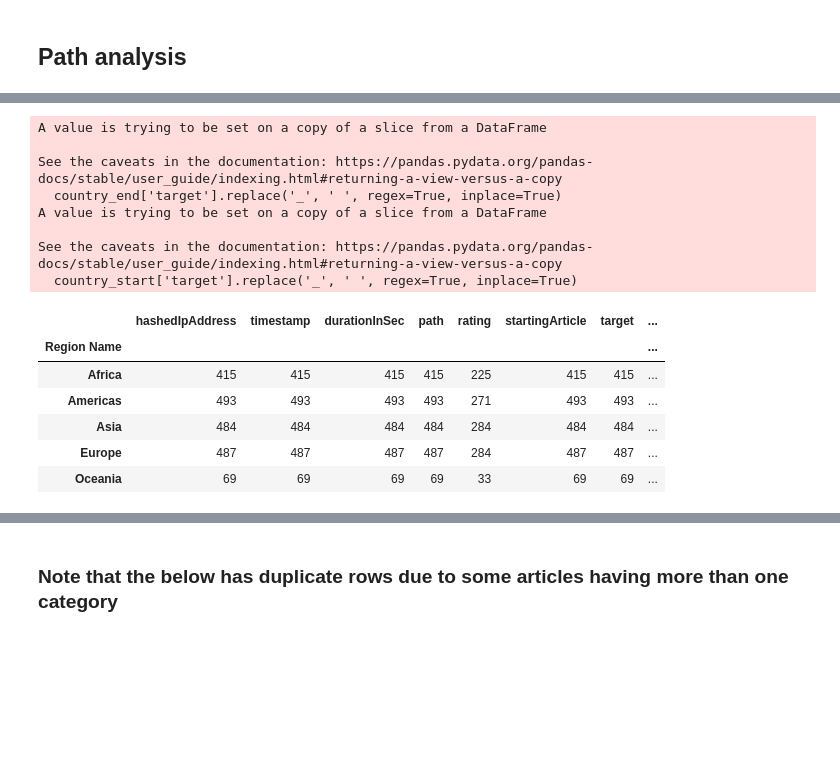
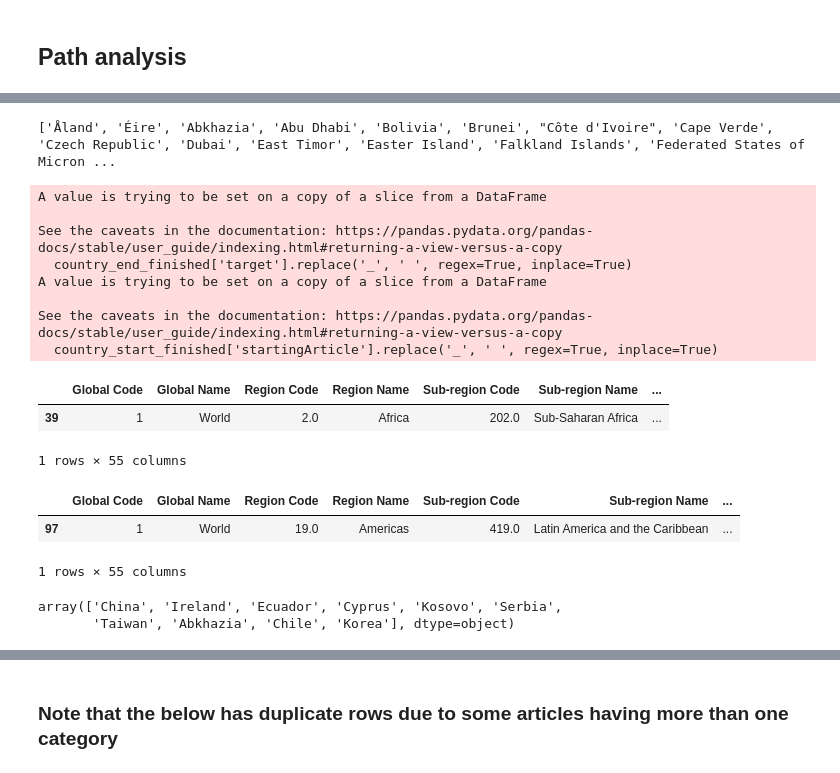
Before and after one commit to epfl-ada/ada-2023-project-jellyfish401, a Jupyter notebook: data_obvservation.ipynb, the cells around one changed output, grey strips where cells are left out. Saved outputs shown, nothing was run; the diff lists cells and outputs as text; code cells hidden in the pictures; blank space fills up the shorter version.

```diff
--- a/data_obvservation.ipynb
+++ b/data_obvservation.ipynb
@@ -153,12 +158,39 @@ print(country_end.shape)
+# %%
+countries_df = pd.DataFrame(countries_list)
+countries_df.replace("_", " ", regex=True, inplace=True)
+# %%
+non_UN_country_names = []
+
+for country in countries_df.values:
+    if country not in df_UN_countries['Country or Area'].values:
+        non_UN_country_names.append(country[0])
+
+print(non_UN_country_names)
+
+replacement_country_names = [
+    'Åland Islands', 'Ireland', 'Georgia', 'United Arab Emirates', 'Bolivia (Plurinational State of)',
+    'Brunei Darussalam', 'Côte d’Ivoire', 'Cabo Verde', 'Czechia', 'United Arab Emirates',
+    'Timor-Leste', 'Chile', 'Falkland Islands (Malvinas)', 'Micronesia (Federated States of)',
+    'Ecuador', 'State of Palestine', 'Georgia', 'China, Hong Kong Special Administrative Region',
+    'Iran (Islamic Republic of)', 'Republic of Korea', '', 'Lao People\'s Democratic Republic',
+    'Republic of Moldova', 'Netherlands (Kingdom of the)', 'Sint Maarten (Dutch part)',
+    'Democratic People\'s Republic of Korea', 'State of Palestine', 'China', 'China', 'Ireland',
+    'North Macedonia', 'Russian Federation', 'Sao Tome and Principe', 'Serbia', 'Republic of Korea',
+    "", 'Eswatini', 'Syrian Arab Republic', 'China', 'United Republic of Tanzania', 'Bahamas',
+    'Gambia', 'China', 'Türkiye', 'Cyprus', 'United Kingdom of Great Britain and Northern Ireland',
+    'United States of America', 'Holy See', 'Venezuela (Bolivarian Republic of)', 'Viet Nam', 'Palestine'
+]
+# %% [output]
+['Åland', 'Éire', 'Abkhazia', 'Abu Dhabi', 'Bolivia', 'Brunei', "Côte d'Ivoire", 'Cape Verde', 'Czech Republic', 'Dubai', 'East Timor', 'Easter Island', 'Falkland Islands', 'Federated States of Micron ...
 # %%
-country_end['target'].replace('_', ' ', regex=True, inplace=True)
-country_start['target'].replace('_', ' ', regex=True, inplace=True)
+country_end_finished['target'].replace('_', ' ', regex=True, inplace=True)
+country_start_finished['startingArticle'].replace('_', ' ', regex=True, inplace=True)
 # %% [output]
 A value is trying to be set on a copy of a slice from a DataFrame
 
 See the caveats in the documentation: https://pandas.pydata.org/pandas-docs/stable/user_guide/indexing.html#returning-a-view-versus-a-copy
-  country_end['target'].replace('_', ' ', regex=True, inplace=True)
+  country_end_finished['target'].replace('_', ' ', regex=True, inplace=True)
 A value is trying to be set on a copy of a slice from a DataFrame
 
 See the caveats in the documentation: https://pandas.pydata.org/pandas-docs/stable/user_guide/indexing.html#returning-a-view-versus-a-copy
-  country_start['target'].replace('_', ' ', regex=True, inplace=True)
+  country_start_finished['startingArticle'].replace('_', ' ', regex=True, inplace=True)
@@ -165,17 +212,24 @@ See the caveats in the documentation: https://pandas.pydata.org/pandas-docs/stab
+# %%
+df_UN_countries_corrected[df_UN_countries_corrected['Country or Area'] == 'Swaziland']
+# %% [output]
+|  | Global Code | Global Name | Region Code | Region Name | Sub-region Code | Sub-region Name | ... |
+| 39 | 1 | World | 2.0 | Africa | 202.0 | Sub-Saharan Africa | ... |
+1 rows × 55 columns
 # %%
-country_end_region = country_end.merge(df_UN_countries[["Region Name", "Country or Area"]], left_on='target', right_on='Country or Area').copy()
+country_end_region = country_end_finished.merge(df_UN_countries_corrected[["Region Name", "Country or Area"]], left_on='target', right_on='Country or Area', how='left').copy()
 end_grouped_by_area = country_end_region.groupby('Region Name').count()
 
-country_start_region = country_start.merge(df_UN_countries[["Region Name", "Country or Area"]], left_on='startingArticle', right_on='Country or Area').copy()
+country_start_region = country_start_finished.merge(df_UN_countries_corrected[["Region Name", "Country or Area"]], left_on='startingArticle', right_on='Country or Area', how='left').copy()
 start_grouped_by_area = country_start_region.groupby('Region Name').count()
-
-start_grouped_by_area
-# %% [output]
-|  | hashedIpAddress | timestamp | durationInSec | path | rating | startingArticle | target | ... |
-| Region Name |  |  |  |  |  |  |  | ... |
-| Africa | 415 | 415 | 415 | 415 | 225 | 415 | 415 | ... |
-| Americas | 493 | 493 | 493 | 493 | 271 | 493 | 493 | ... |
-| Asia | 484 | 484 | 484 | 484 | 284 | 484 | 484 | ... |
-| Europe | 487 | 487 | 487 | 487 | 284 | 487 | 487 | ... |
-| Oceania | 69 | 69 | 69 | 69 | 33 | 69 | 69 | ... |
+# %%
+df_UN_countries[df_UN_countries['Country or Area'] == 'Bolivia (Plurinational State of)']
+# %% [output]
+|  | Global Code | Global Name | Region Code | Region Name | Sub-region Code | Sub-region Name | ... |
+| 97 | 1 | World | 19.0 | Americas | 419.0 | Latin America and the Caribbean | ... |
+1 rows × 55 columns
+# %%
+country_start_region[country_start_region['Region Name'].isna()]['startingArticle'].unique()
+# %% [output]
+array(['China', 'Ireland', 'Ecuador', 'Cyprus', 'Kosovo', 'Serbia',
+       'Taiwan', 'Abkhazia', 'Chile', 'Korea'], dtype=object)
 # %%
```
Also changed, not shown: parts of 10 cells of this notebook, 2 other files.
